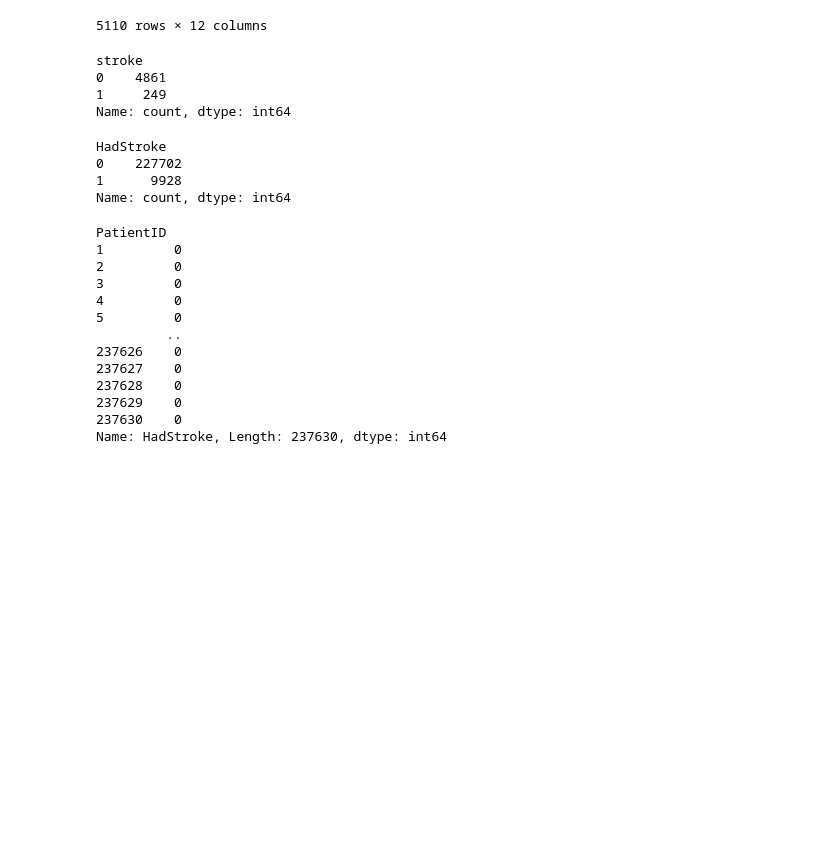
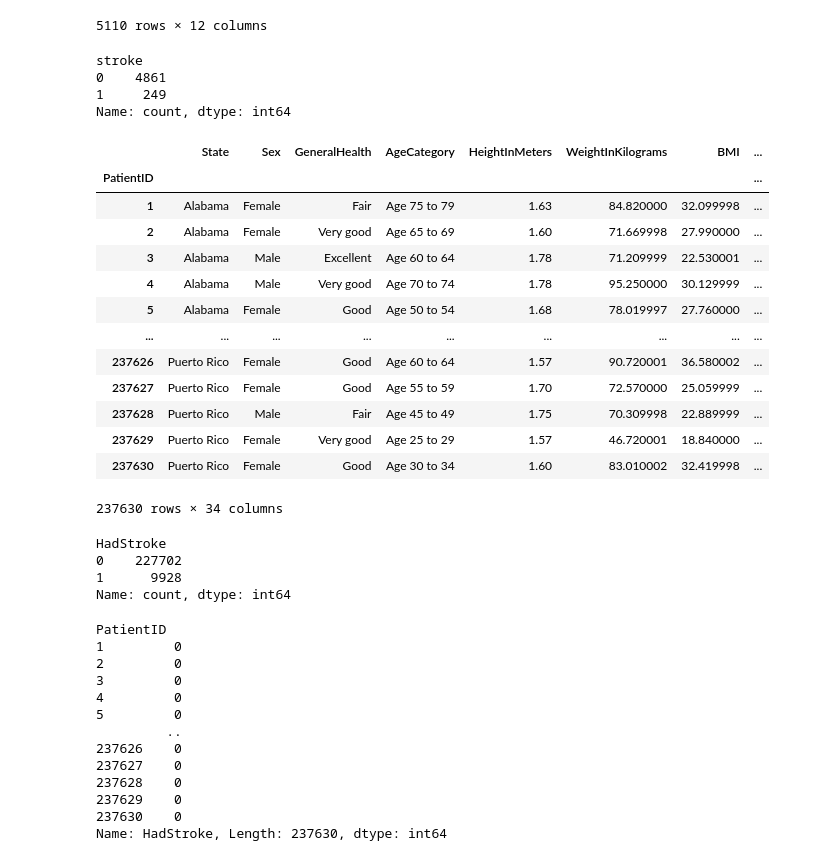
Before and after one commit to manuelfranceschi/ML_StrokePrediction, a Jupyter notebook: notebooks/01-Fuentes.ipynb, the cells around one changed output. Saved outputs shown, nothing was run; the diff lists cells and outputs as text; code cells hidden in the pictures; blank space fills up the shorter version.

```diff
--- a/notebooks/01-Fuentes.ipynb
+++ b/notebooks/01-Fuentes.ipynb
@@ -77,6 +77,23 @@ Name: count, dtype: int64
 # https://www.kaggle.com/datasets/fedesoriano/stroke-prediction-dataset
 # %%
 df2 = pd.read_excel('../data/raw/Patients Data ( Used for Heart Disease Prediction ).xlsx', index_col=0)
+# %%
+df2
+# %% [output]
+|  | State | Sex | GeneralHealth | AgeCategory | HeightInMeters | WeightInKilograms | BMI | ... |
+| PatientID |  |  |  |  |  |  |  | ... |
+| 1 | Alabama | Female | Fair | Age 75 to 79 | 1.63 | 84.820000 | 32.099998 | ... |
+| 2 | Alabama | Female | Very good | Age 65 to 69 | 1.60 | 71.669998 | 27.990000 | ... |
+| 3 | Alabama | Male | Excellent | Age 60 to 64 | 1.78 | 71.209999 | 22.530001 | ... |
+| 4 | Alabama | Male | Very good | Age 70 to 74 | 1.78 | 95.250000 | 30.129999 | ... |
+| 5 | Alabama | Female | Good | Age 50 to 54 | 1.68 | 78.019997 | 27.760000 | ... |
+| ... | ... | ... | ... | ... | ... | ... | ... | ... |
+| 237626 | Puerto Rico | Female | Good | Age 60 to 64 | 1.57 | 90.720001 | 36.580002 | ... |
+| 237627 | Puerto Rico | Female | Good | Age 55 to 59 | 1.70 | 72.570000 | 25.059999 | ... |
+| 237628 | Puerto Rico | Male | Fair | Age 45 to 49 | 1.75 | 70.309998 | 22.889999 | ... |
+| 237629 | Puerto Rico | Female | Very good | Age 25 to 29 | 1.57 | 46.720001 | 18.840000 | ... |
+| 237630 | Puerto Rico | Female | Good | Age 30 to 34 | 1.60 | 83.010002 | 32.419998 | ... |
+237630 rows × 34 columns
 # %%
 df2['HadStroke'].value_counts()
 # %% [output]
```
Also changed, not shown: 5 other files.
